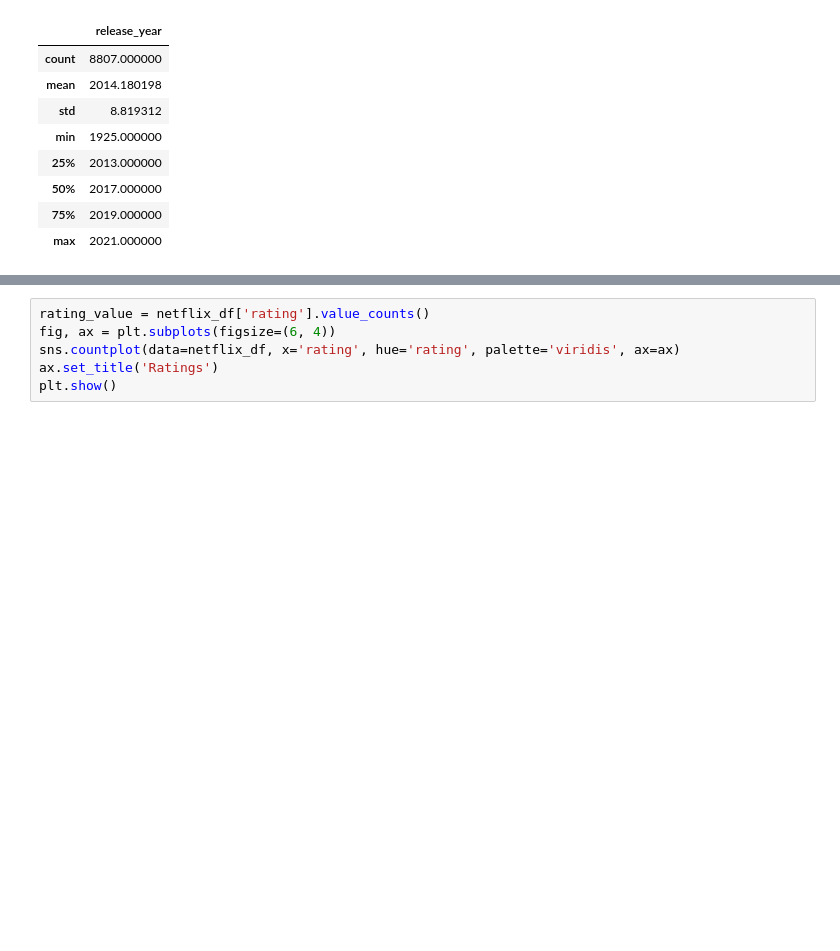
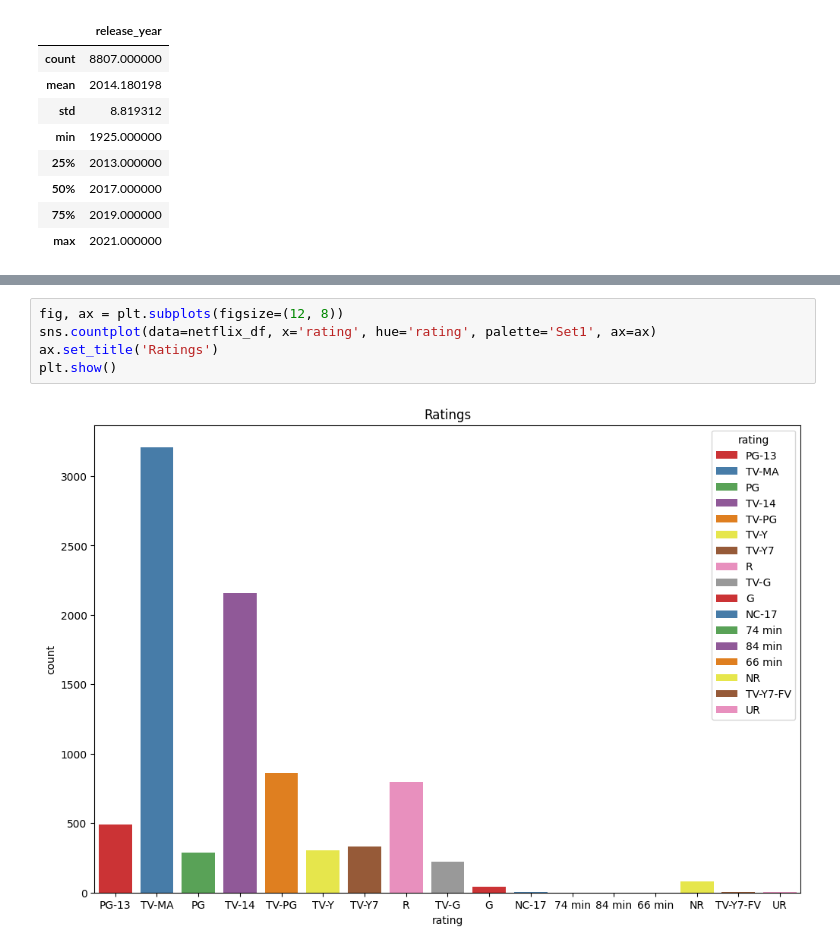
Before and after one commit to robertomartinezedu/Curso-IA-BigData, a Jupyter notebook: PIA/EntregaUd3.ipynb, the cells around one changed output, grey strips where cells are left out. Drawn from its saved outputs; the diff is of its cells as text; blank space fills up the shorter version.

```diff
--- a/PIA/EntregaUd3.ipynb
+++ b/PIA/EntregaUd3.ipynb
@@ -107,6 +124,7 @@ plt.show()
 # %%
-rating_value = netflix_df['rating'].value_counts()
-fig, ax = plt.subplots(figsize=(6, 4))
-sns.countplot(data=netflix_df, x='rating', hue='rating', palette='viridis', ax=ax)
+fig, ax = plt.subplots(figsize=(12, 8))
+sns.countplot(data=netflix_df, x='rating', hue='rating', palette='Set1', ax=ax)
 ax.set_title('Ratings')
 plt.show()
+# %% [output]
+[figure, added]
```
Also changed, not shown: parts of 8 cells of this notebook.
